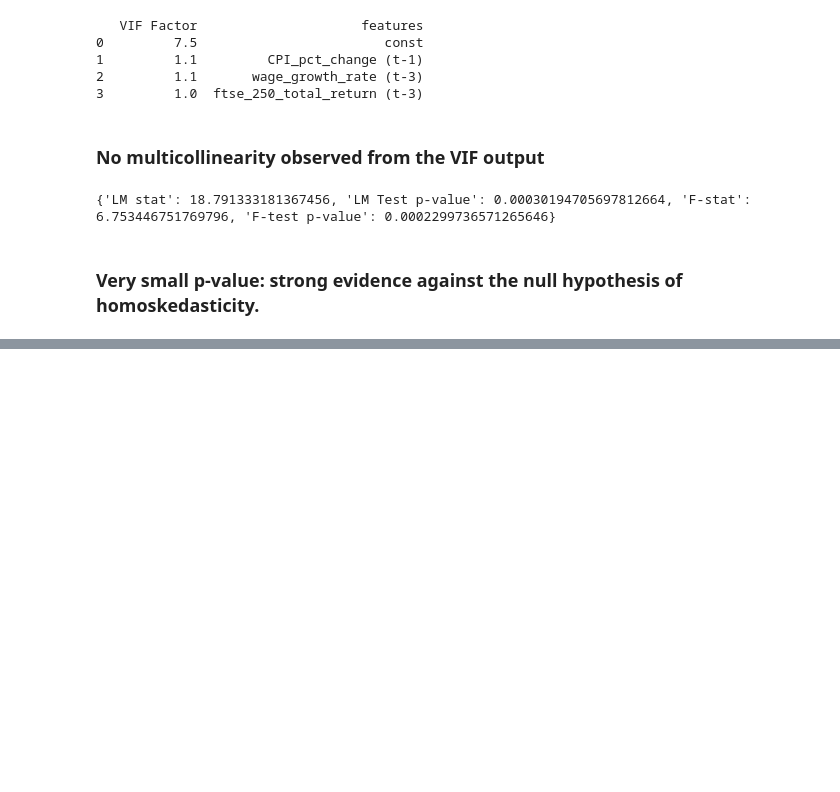
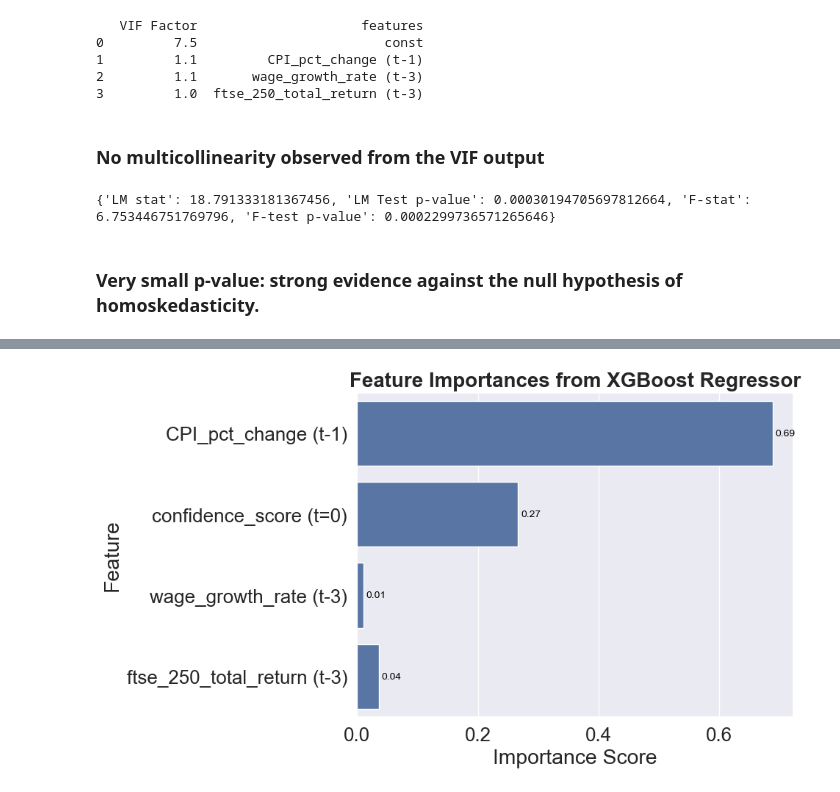
Before and after one commit to gamzebb/group-project, a Jupyter notebook: Inflation (CPI) analysis - sentiment, correlation, predictions.ipynb, the cells around one changed output, grey strips where cells are left out. Cells and saved outputs as stored; diff of their text form; code cells hidden in the pictures; blank space fills up the shorter version.

```diff
--- a/Inflation (CPI) analysis - sentiment, correlation, predictions.ipynb
+++ b/Inflation (CPI) analysis - sentiment, correlation, predictions.ipynb
@@ -1058,0 +1249,71 @@ print(dict(zip(terms, model2)))
+# %%
+!pip install xgboost
+from xgboost import XGBRegressor
+from sklearn.model_selection import train_test_split
+from sklearn.metrics import mean_squared_error, r2_score
+import matplotlib.pyplot as plt
+import seaborn as sns
+
+# 1. Prepare the data
+# -------------------
+# Drop missing values
+regression_df = regression_df.dropna(subset=[
+    'CPI_pct_change (t=0)', 'CPI_pct_change (t-1)',
+    'confidence_score (t=0)', 'wage_growth_rate (t-3)',
+    'ftse_250_total_return (t-3)'
+])
+
+# Features and target
+X = regression_df[['CPI_pct_change (t-1)',
+                   'confidence_score (t=0)',
+                   'wage_growth_rate (t-3)',
+                   'ftse_250_total_return (t-3)']]
+y = regression_df['CPI_pct_change (t=0)']
+
+# 2. Train-test split
+# -------------------
+X_train, X_test, y_train, y_test = train_test_split(
+    X, y, test_size=0.3, random_state=42)
+
+# 3. Initialize and train XGBoost model
+# -------------------------------------
+xgb_model = XGBRegressor(
+    n_estimators=200,
+    learning_rate=0.1,
+    max_depth=3,
+    subsample=0.8,
+    colsample_bytree=0.8,
+    objective='reg:squarederror',  # use squared error for regression
+    random_state=42
+)
+
+xgb_model.fit(X_train, y_train)
+
+# 4. Predict and evaluate
+# -----------------------
+y_pred = xgb_model.predict(X_test)
+
+rmse = np.sqrt(mean_squared_error(y_test, y_pred))
+r2 = r2_score(y_test, y_pred)
+
+print(f"Root Mean Squared Error: {rmse:.4f}")
+print(f"R² Score: {r2:.4f}")
+
+# 5. Plot feature importance
+# --------------------------
+feature_importance = pd.Series(xgb_model.feature_importances_, index=X.columns)
+
+plt.figure(figsize=(10, 6))
+ax = sns.barplot(x=feature_importance, y=feature_importance.index)
+
+plt.title("Feature Importances from XGBoost Regressor", fontsize=20, fontweight='bold')
+plt.xlabel("Importance Score")
+plt.ylabel("Feature")
+
+# Add value labels to the right of each bar
+for i, (value, name) in enumerate(zip(feature_importance, feature_importance.index)):
+    ax.text(value + 0.005, i, f"{value:.2f}", color='black', va='center', fontsize=10)
+
+plt.tight_layout()
+plt.show()
+# %% [output]
@@ -1058,0 +1325 @@ print(dict(zip(terms, model2)))
+[figure, added]
```
Also changed, not shown: parts of 10 cells of this notebook.
